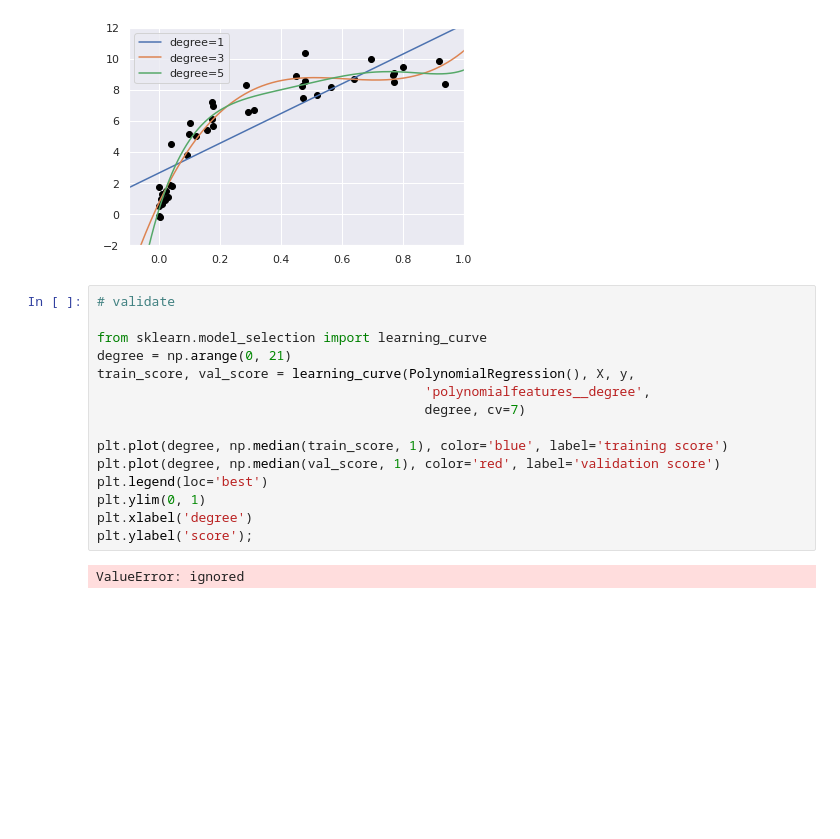
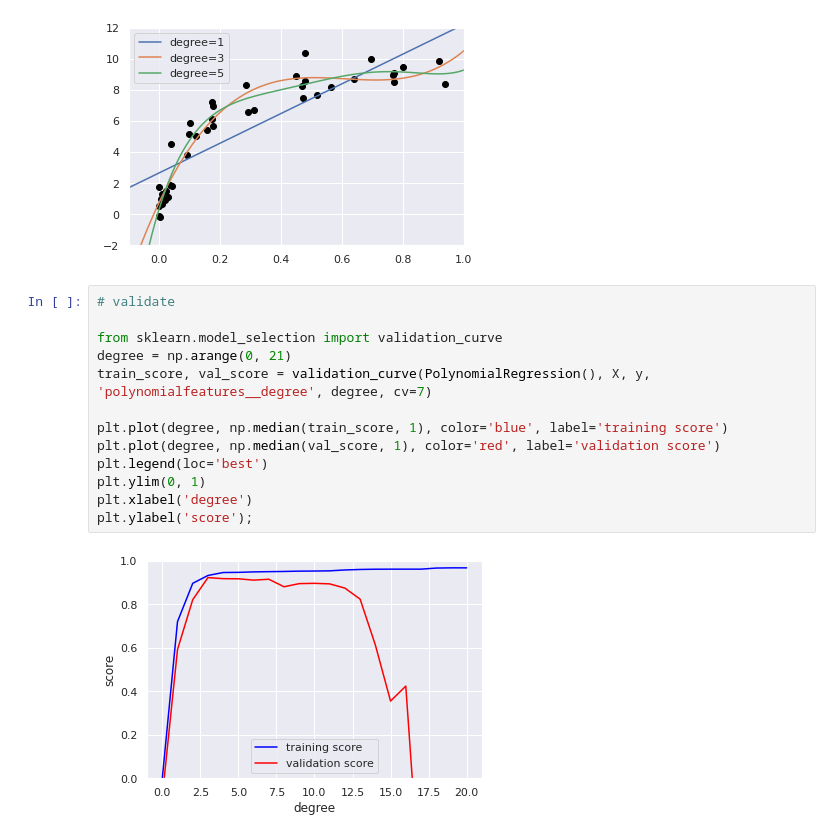
Before and after one commit to finesketch/data_science, a Jupyter notebook: Python_Data_Science_Handbook/05_Machine_Learning.ipynb, the cells around one changed output. Cells and saved outputs as stored; diff of their text form; blank space fills up the shorter version.

```diff
--- a/Python_Data_Science_Handbook/05_Machine_Learning.ipynb
+++ b/Python_Data_Science_Handbook/05_Machine_Learning.ipynb
@@ -589,17 +589,15 @@ plt.legend(loc='best');
 # %%
 # validate
 
-from sklearn.model_selection import learning_curve
+from sklearn.model_selection import validation_curve
 degree = np.arange(0, 21)
-train_score, val_score = learning_curve(PolynomialRegression(), X, y,
-                                          'polynomialfeatures__degree',
-                                          degree, cv=7)
+train_score, val_score = validation_curve(PolynomialRegression(), X, y, 'polynomialfeatures__degree', degree, cv=7)
 
 plt.plot(degree, np.median(train_score, 1), color='blue', label='training score')
 plt.plot(degree, np.median(val_score, 1), color='red', label='validation score')
 plt.legend(loc='best')
 plt.ylim(0, 1)
 plt.xlabel('degree')
 plt.ylabel('score');
 # %% [output]
-ValueError: ignored
+[figure, added]
```
Also changed, not shown: parts of 7 cells of this notebook.
